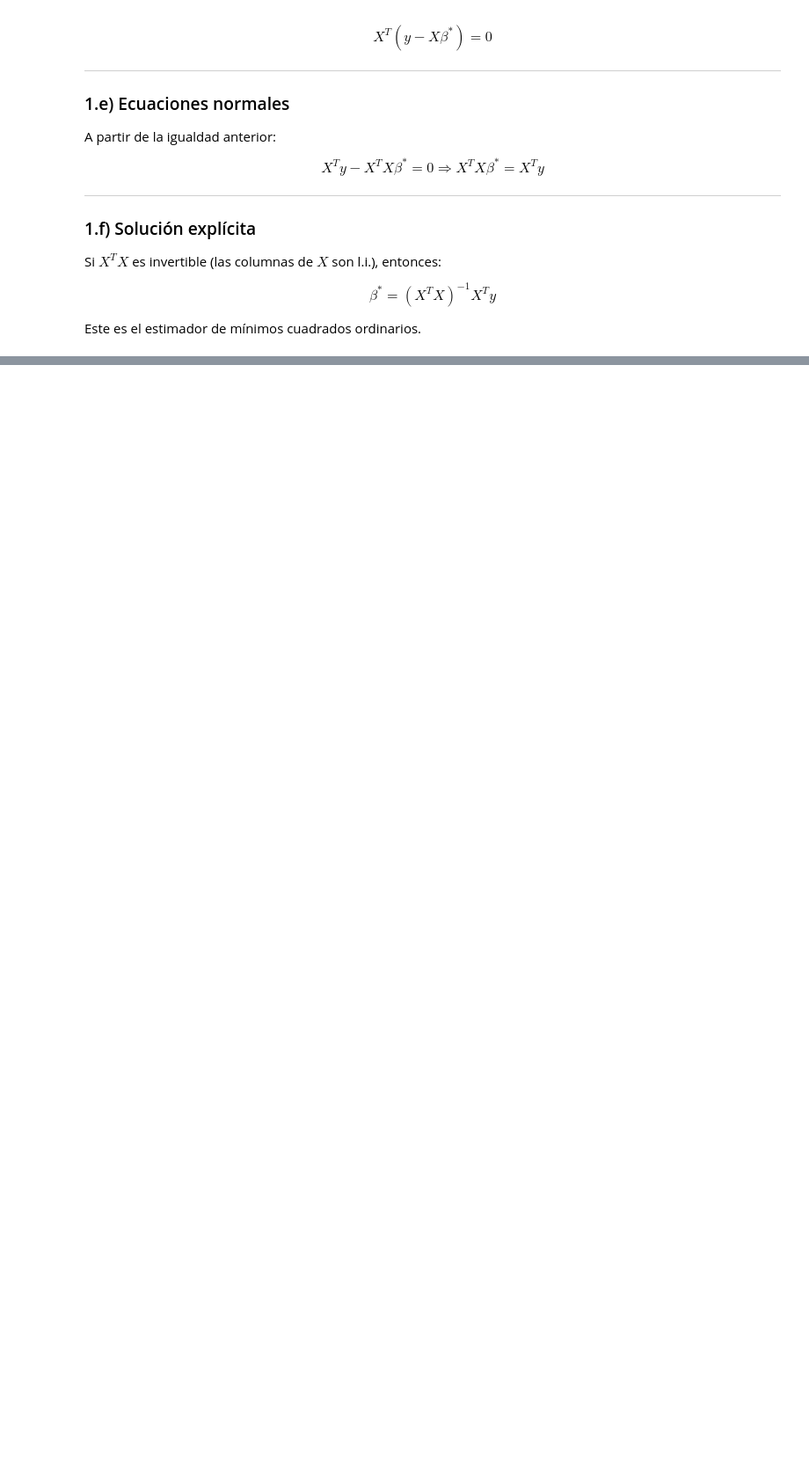
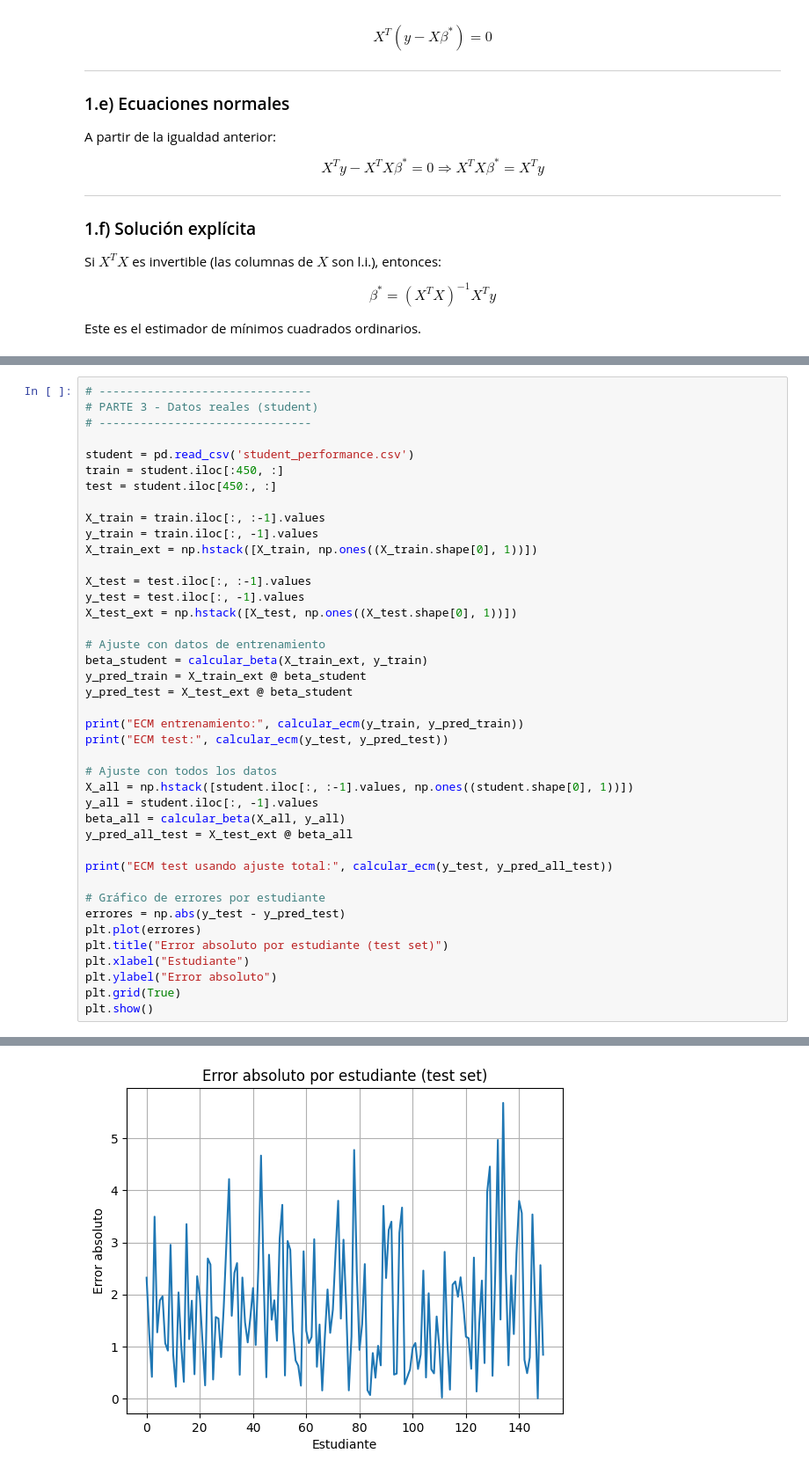
Before and after one commit to lukipozzoli/RegresionLineal, a Jupyter notebook: total.ipynb, the cells around one changed output, grey strips where cells are left out. Shown at 88% size. Cells and saved outputs as stored; diff of their text form; blank space fills up the shorter version.

```diff
--- a/total.ipynb
+++ b/total.ipynb
@@ -250,0 +264,42 @@ NameError: name 'pd' is not defined
+# %%
+# -------------------------------
+# PARTE 3 - Datos reales (student)
+# -------------------------------
+
+student = pd.read_csv('student_performance.csv')
+train = student.iloc[:450, :]
+test = student.iloc[450:, :]
+
+X_train = train.iloc[:, :-1].values
+y_train = train.iloc[:, -1].values
+X_train_ext = np.hstack([X_train, np.ones((X_train.shape[0], 1))])
+
+X_test = test.iloc[:, :-1].values
+y_test = test.iloc[:, -1].values
+X_test_ext = np.hstack([X_test, np.ones((X_test.shape[0], 1))])
+
+# Ajuste con datos de entrenamiento
+beta_student = calcular_beta(X_train_ext, y_train)
+y_pred_train = X_train_ext @ beta_student
+y_pred_test = X_test_ext @ beta_student
+
+print("ECM entrenamiento:", calcular_ecm(y_train, y_pred_train))
+print("ECM test:", calcular_ecm(y_test, y_pred_test))
+
+# Ajuste con todos los datos
+X_all = np.hstack([student.iloc[:, :-1].values, np.ones((student.shape[0], 1))])
+y_all = student.iloc[:, -1].values
+beta_all = calcular_beta(X_all, y_all)
+y_pred_all_test = X_test_ext @ beta_all
+
+print("ECM test usando ajuste total:", calcular_ecm(y_test, y_pred_all_test))
+
+# Gráfico de errores por estudiante
+errores = np.abs(y_test - y_pred_test)
+plt.plot(errores)
+plt.title("Error absoluto por estudiante (test set)")
+plt.xlabel("Estudiante")
+plt.ylabel("Error absoluto")
+plt.grid(True)
+plt.show()
+# %% [output]
@@ -250,0 +309 @@ NameError: name 'pd' is not defined
+[figure, added]
```
Also changed, not shown: parts of 2 cells of this notebook.
